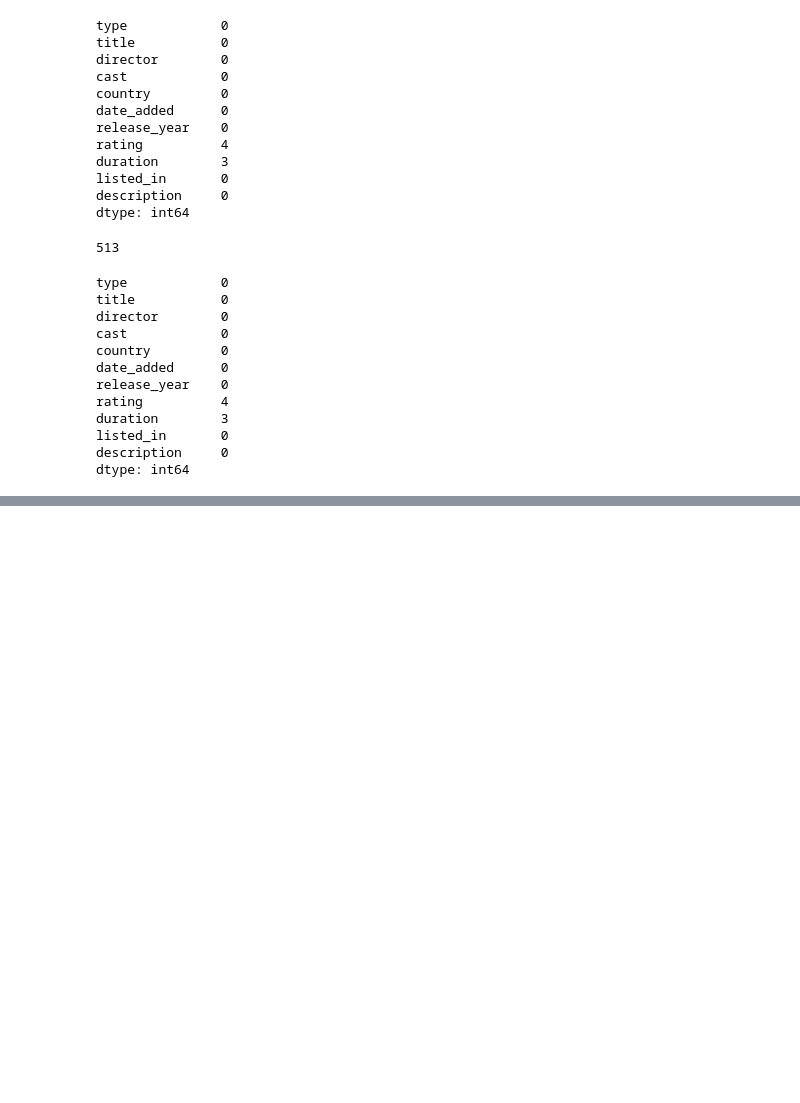
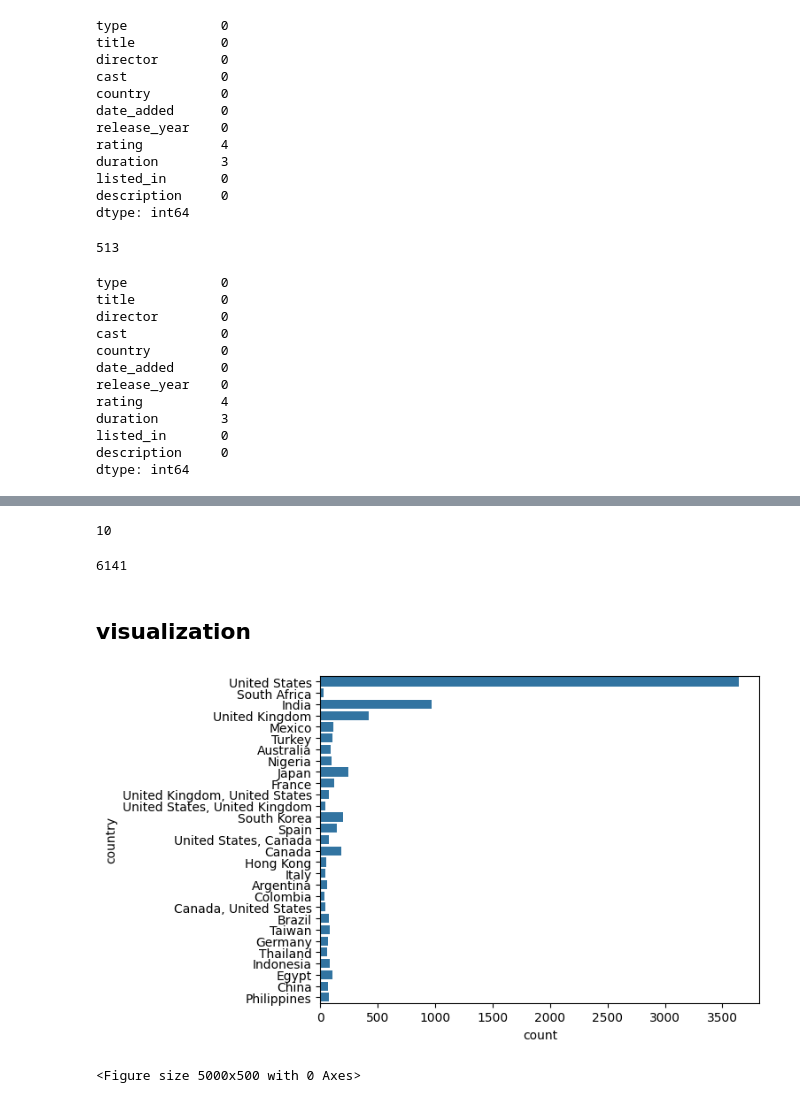
Before and after one commit to bvkiran8058/Data-Science-with-GenAI, a Jupyter notebook: EDA/Stage-2 Intermediate Level.ipynb, the cells around one changed output, grey strips where cells are left out. Saved outputs shown, nothing was run; the diff lists cells and outputs as text; code cells hidden in the pictures; blank space fills up the shorter version.

Commit message:
done more EDA on netflix dataset

```diff
--- a/EDA/Stage-2 Intermediate Level.ipynb
+++ b/EDA/Stage-2 Intermediate Level.ipynb
@@ -155,8 +184,10 @@ NaN_data_rating
 # %%
-listed_in_groups = netflix_dataset.groupby('listed_in')['rating'].apply(lambda x: x.mode()[0] if not x.mode().empty else 'Not Rated')
+listed_in_groups_for_rating = netflix_dataset.groupby('listed_in')['rating'].apply(lambda x: x.mode()[0] if not x.mode().empty else 'Not Rated')
+listed_in_groups_for_duration = netflix_dataset.groupby('listed_in')['duration'].apply(lambda x: x.mode()[0] if not x.mode().empty else 'Unknown')
+for index, row in NaN_data_rating.iterrows():
+    netflix_dataset.at[index, 'rating'] = listed_in_groups_for_rating[row['listed_in']]
+for index, row in NaN_data_duration.iterrows():
+    netflix_dataset.at[index, 'duration'] = listed_in_groups_for_duration[row['listed_in']]
 
-for index, row in NaN_data_rating.iterrows():
-    netflix_dataset.at[index, 'rating'] = listed_in_groups[row['listed_in']]
-
-netflix_dataset['rating'].isnull().sum()
+netflix_dataset.isnull().sum()
 # %% [output]
@@ -179,0 +226,13 @@ Name: rating, Length: 513, dtype: object
+# %%
+def func_year(date_added):
+    return date_added.split(',')[1].strip()
+netflix_dataset['added_year'] = netflix_dataset['date_added'].apply(func_year)
+
+def func_month(date_added):
+    return date_added.split(',')[0].split(' ')[0]
+netflix_dataset['added_month'] = netflix_dataset['date_added'].apply(func_month)
+
+def func_date(date_added):
+    return date_added.split(',')[0].split(' ')[1]
+netflix_dataset['added_date'] = netflix_dataset['date_added'].apply(func_date)
+netflix_dataset.head(1)
@@ -179,0 +261,7 @@ Name: rating, Length: 513, dtype: object
+# %%
+country_min_30_count = []
+for country, count in netflix_dataset['country'].value_counts().items():
+    if count >= 30:
+        country_min_30_count.append(country)
+    else:
+        break
@@ -179,0 +270,3 @@ Name: rating, Length: 513, dtype: object
+# %%
+netflix_dataset_country_30 = netflix_dataset[netflix_dataset['country'].isin(country_min_30_count)]
+len(netflix_dataset_country_30)
@@ -179,0 +285,14 @@ Name: rating, Length: 513, dtype: object
+# %%
+top_10_countries = []
+top_10_countries_count =[]
+counter = 0
+for country, count in netflix_dataset['country'].value_counts().items():
+    if counter < 10:
+        top_10_countries.append(country)
+        top_10_countries_count.append(count)
+    else:
+        break
+    counter += 1
+len(top_10_countries)
+# %% [output]
+10
@@ -179,0 +306,14 @@ Name: rating, Length: 513, dtype: object
+# %%
+netflix_dataset_country_top_10 = netflix_dataset[netflix_dataset['country'].isin(top_10_countries)]
+len(netflix_dataset_country_top_10)
+# %% [output]
+6141
+# %% [markdown]
+## visualization
+# %%
+sns.countplot(netflix_dataset_country_30, y='country')
+plt.figure(figsize=(50,5))
+plt.show()
+# %% [output]
+[figure, added]
+<Figure size 5000x500 with 0 Axes>
```
Also changed, not shown: parts of 36 cells of this notebook, 1 other file.
